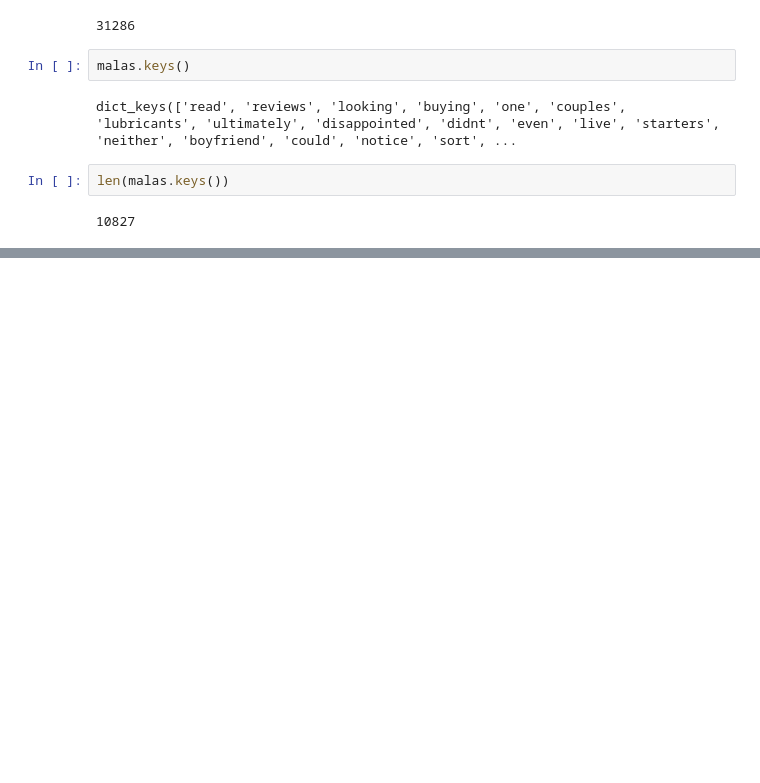
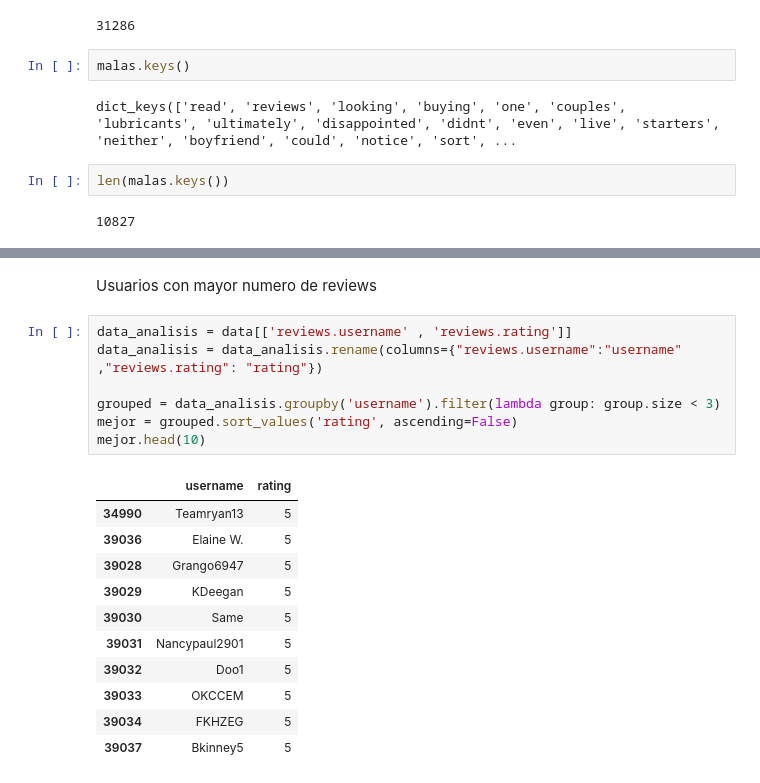
Before and after one commit to andreaeliasc/Lab5-DataScience, a Jupyter notebook: Lab5.ipynb, the cells around one changed output, grey strips where cells are left out. Drawn from its saved outputs; the diff is of its cells as text; blank space fills up the shorter version.

```diff
--- a/Lab5.ipynb
+++ b/Lab5.ipynb
@@ -277,0 +331,21 @@ len(malas.keys())
+# %% [markdown]
+Usuarios con mayor numero de reviews
+# %%
+data_analisis = data[['reviews.username' , 'reviews.rating']]
+data_analisis = data_analisis.rename(columns={"reviews.username":"username" ,"reviews.rating": "rating"})
+
+grouped = data_analisis.groupby('username').filter(lambda group: group.size < 3)
+mejor = grouped.sort_values('rating', ascending=False)
+mejor.head(10)
+# %% [output]
+|  | username | rating |
+| 34990 | Teamryan13 | 5 |
+| 39036 | Elaine W. | 5 |
+| 39028 | Grango6947 | 5 |
+| 39029 | KDeegan | 5 |
+| 39030 | Same | 5 |
+| 39031 | Nancypaul2901 | 5 |
+| 39032 | Doo1 | 5 |
+| 39033 | OKCCEM | 5 |
+| 39034 | FKHZEG | 5 |
+| 39037 | Bkinney5 | 5 |
```
Also changed, not shown: parts of 21 cells of this notebook.
